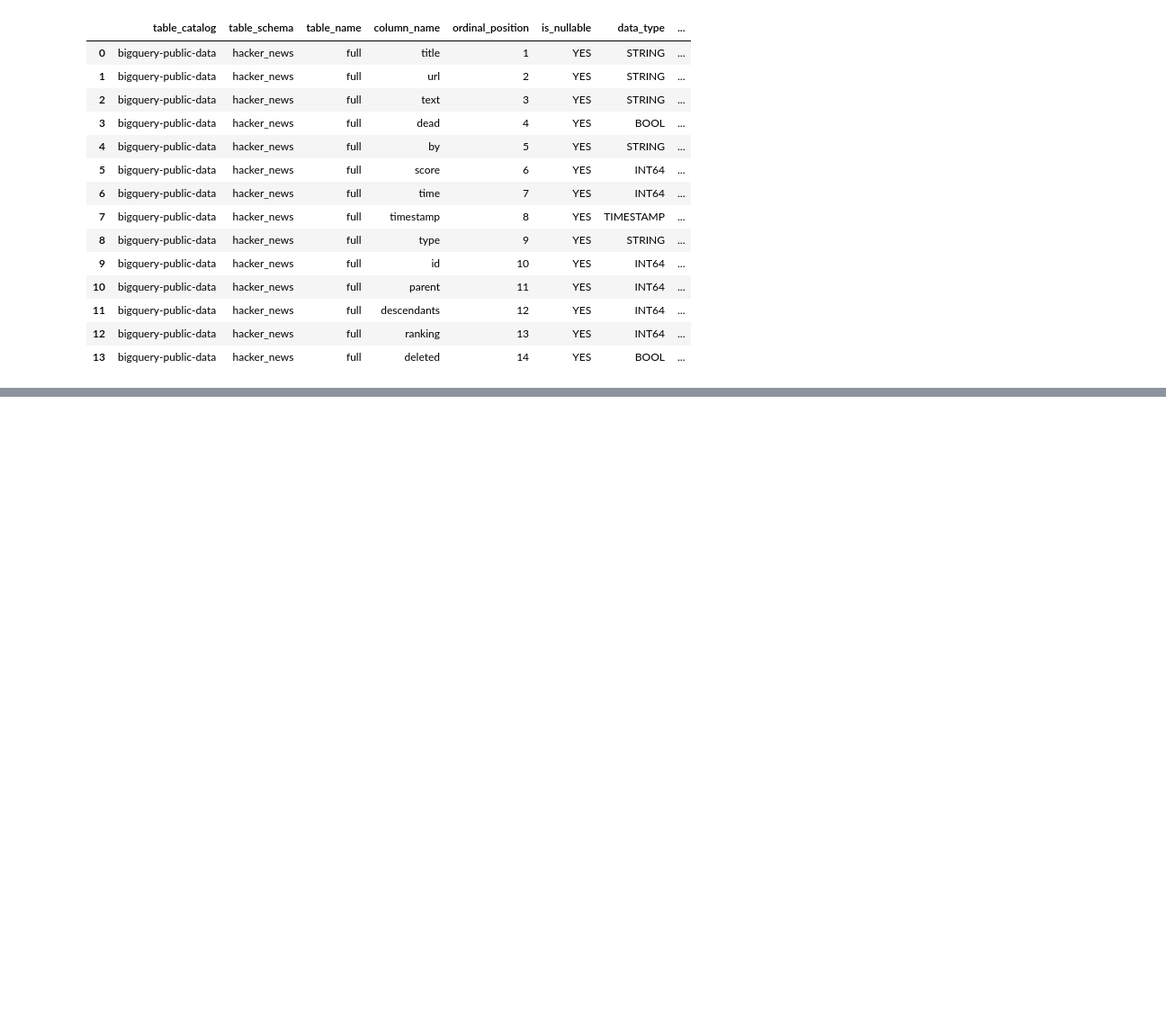
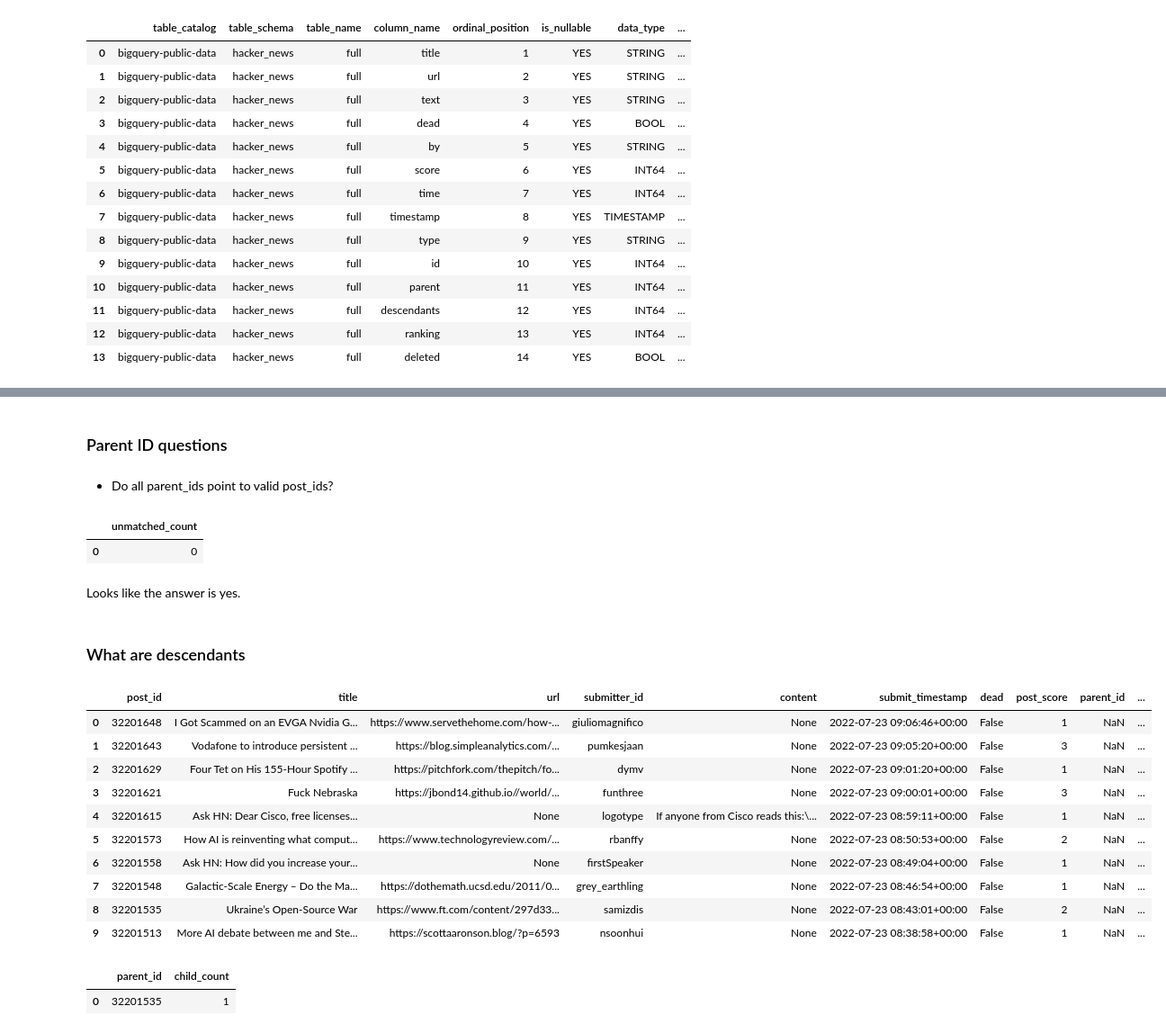
Before and after one commit to butchland/hn_whos_hiring, a Jupyter notebook: notebooks/analysis.ipynb, the cells around one changed output, grey strips where cells are left out. Shown: that part at 90% size. Drawn from its saved outputs; the diff is of its cells as text; code cells hidden in the pictures; blank space fills up the shorter version.

Commit message:
chore: Add more eda question/answers

```diff
--- a/notebooks/analysis.ipynb
+++ b/notebooks/analysis.ipynb
@@ -346,0 +366,60 @@ model = faldbt.list_models()[0]
+# %% [markdown]
+### Parent ID questions
+# %% [markdown]
+* Do all parent_ids point to valid post_ids?
+# %%
+%%dbt  analyses/missing_parent_post_count.sql
+with child as (
+    select post_id as child_id,
+           parent_id,
+    from {{ ref('hn_posts') }}
+    where parent_id is not null
+),
+parent as (
+    select post_id as parent_id,
+    from  {{ ref('hn_posts') }}
+),
+parent_child as (
+    select c.child_id,
+           p.parent_id,
+    from child c
+    left join parent p
+    on c.parent_id = p.parent_id
+)
+select count(*) as unmatched_count
+from parent_child
+where parent_id is null
+# %% [output]
+|  | unmatched_count |
+| 0 | 0 |
+# %% [markdown]
+Looks like the answer is yes.
+# %% [markdown]
+### What are descendants
+# %%
+%%dbt analyses/sample_rows_with_descendants.sql
+select *
+from {{ ref('hn_posts') }}
+where descendants is not null
+limit 10
+# %% [output]
+|  | post_id | title | url | submitter_id | content | submit_timestamp | dead | post_score | parent_id | ... |
+| 0 | 32201648 | I Got Scammed on an EVGA Nvidia G... | https://www.servethehome.com/how-... | giuliomagnifico | None | 2022-07-23 09:06:46+00:00 | False | 1 | NaN | ... |
+| 1 | 32201643 | Vodafone to introduce persistent ... | https://blog.simpleanalytics.com/... | pumkesjaan | None | 2022-07-23 09:05:20+00:00 | False | 3 | NaN | ... |
+| 2 | 32201629 | Four Tet on His 155-Hour Spotify ... | https://pitchfork.com/thepitch/fo... | dymv | None | 2022-07-23 09:01:20+00:00 | False | 1 | NaN | ... |
+| 3 | 32201621 | Fuck Nebraska | https://jbond14.github.io//world/... | funthree | None | 2022-07-23 09:00:01+00:00 | False | 3 | NaN | ... |
+| 4 | 32201615 | Ask HN: Dear Cisco, free licenses... | None | logotype | If anyone from Cisco reads this:\... | 2022-07-23 08:59:11+00:00 | False | 1 | NaN | ... |
+| 5 | 32201573 | How AI is reinventing what comput... | https://www.technologyreview.com/... | rbanffy | None | 2022-07-23 08:50:53+00:00 | False | 2 | NaN | ... |
+| 6 | 32201558 | Ask HN: How did you increase your... | None | firstSpeaker | None | 2022-07-23 08:49:04+00:00 | False | 1 | NaN | ... |
+| 7 | 32201548 | Galactic-Scale Energy – Do the Ma... | https://dothemath.ucsd.edu/2011/0... | grey_earthling | None | 2022-07-23 08:46:54+00:00 | False | 1 | NaN | ... |
+| 8 | 32201535 | Ukraine’s Open-Source War | https://www.ft.com/content/297d33... | samizdis | None | 2022-07-23 08:43:01+00:00 | False | 2 | NaN | ... |
+| 9 | 32201513 | More AI debate between me and Ste... | https://scottaaronson.blog/?p=6593 | nsoonhui | None | 2022-07-23 08:38:58+00:00 | False | 1 | NaN | ... |
+# %%
+%%dbt analyses/descendants_is_count_of_children.sql
+select parent_id, count(*) as child_count
+from {{ ref('hn_posts') }}
+where parent_id in (32201573,32201535,32201615, 32201513)
+group by parent_id
+# %% [output]
+|  | parent_id | child_count |
+| 0 | 32201535 | 1 |
```
Also changed, not shown: parts of 29 cells of this notebook, 7 other files.
